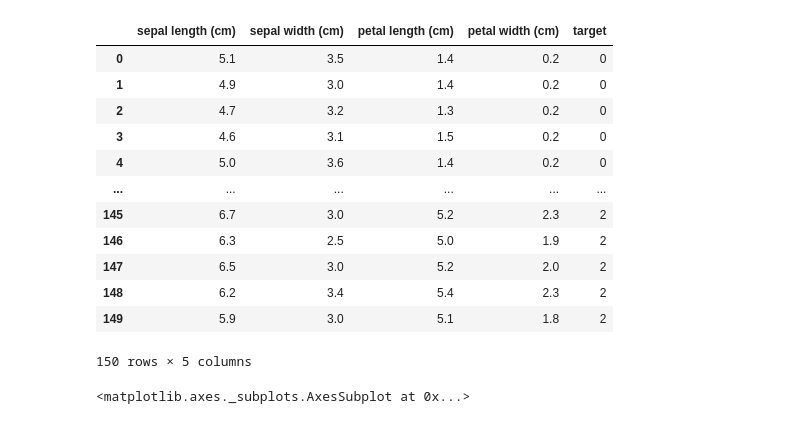
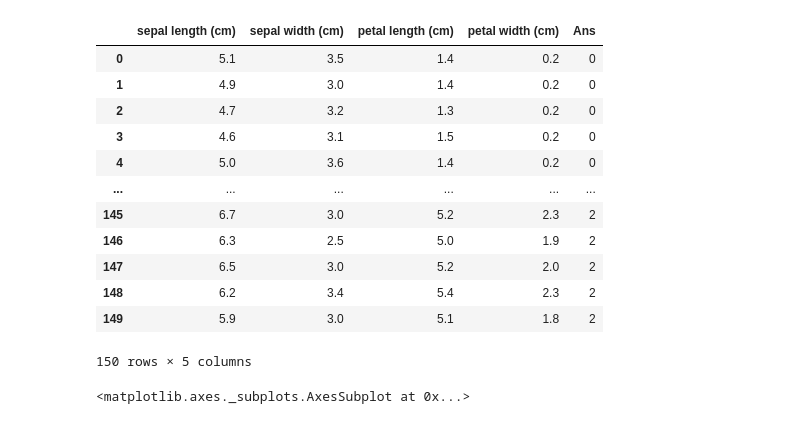
Before and after one commit to kurtlee1984/20210602, a Jupyter notebook: classification_practice.ipynb, the cells around one changed output. Cells and saved outputs as stored; diff of their text form; code cells hidden in the pictures.

```diff
--- a/classification_practice.ipynb
+++ b/classification_practice.ipynb
@@ -7,11 +7,11 @@ iris_data
 # %%
 import pandas as pd
 df = pd.DataFrame(iris_data["data"], columns=iris_data["feature_names"])
-df["target"] = iris_data["target"]
+df["Ans"] = iris_data["target"]
 df.to_csv("iris.csv", encoding="utf-8", index=False)
 df
 # %% [output]
-|  | sepal length (cm) | sepal width (cm) | petal length (cm) | petal width (cm) | target |
+|  | sepal length (cm) | sepal width (cm) | petal length (cm) | petal width (cm) | Ans |
 | 0 | 5.1 | 3.5 | 1.4 | 0.2 | 0 |
 | 1 | 4.9 | 3.0 | 1.4 | 0.2 | 0 |
 | 2 | 4.7 | 3.2 | 1.3 | 0.2 | 0 |
```
Also changed, not shown: parts of 4 cells of this notebook.
